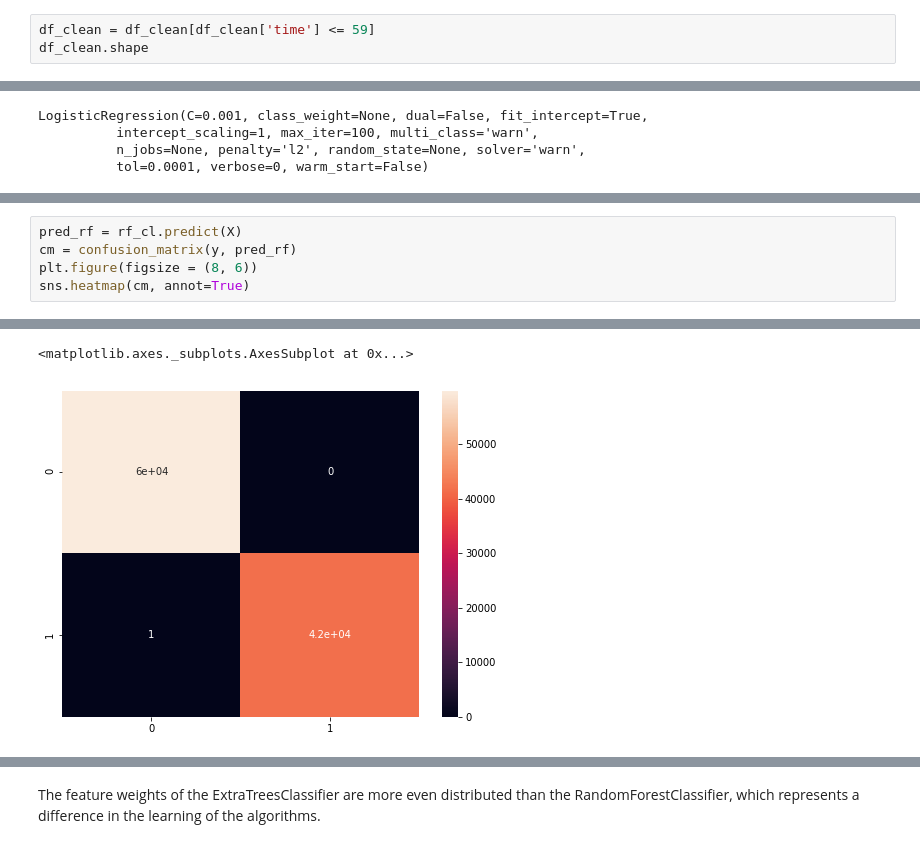
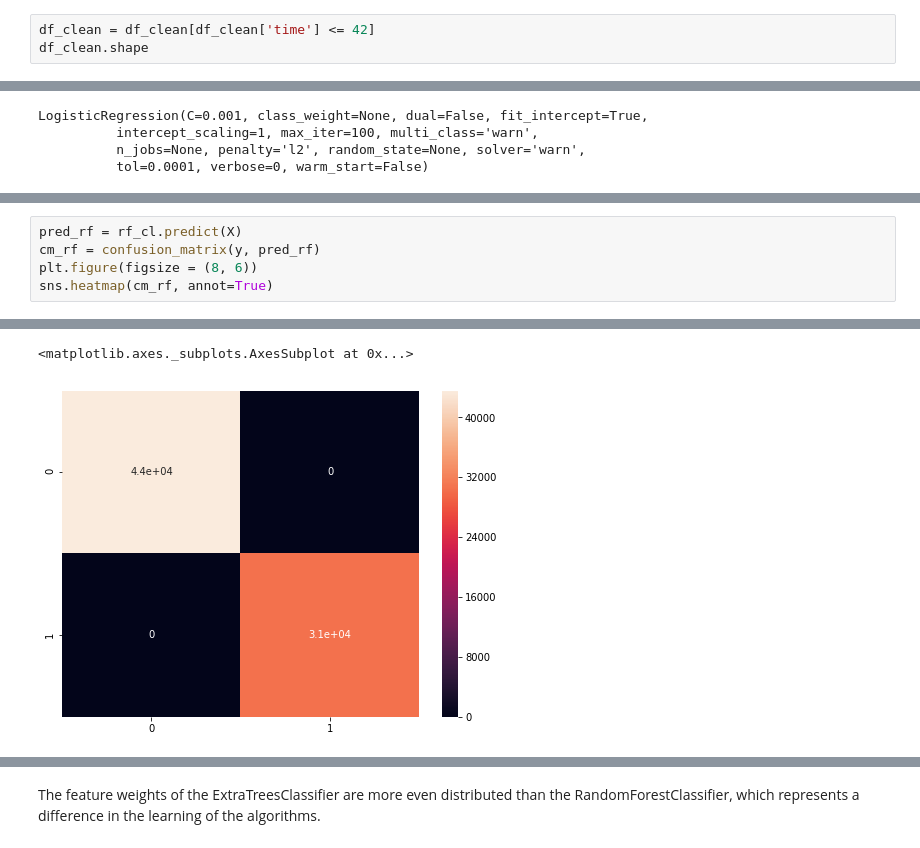
Before and after one commit to lucastravi/mortgage_backed_securities, a Jupyter notebook: mortgage_back_securities.ipynb, the cells around one changed output, grey strips where cells are left out. Cells and saved outputs as stored; diff of their text form.

```diff
--- a/mortgage_back_securities.ipynb
+++ b/mortgage_back_securities.ipynb
@@ -507,4 +516,4 @@ df_probability.shape
 # %%
-df_clean = df_clean[df_clean['time'] <= 59]
+df_clean = df_clean[df_clean['time'] <= 42]
 df_clean.shape
 # %% [output]
@@ -689,9 +698,9 @@ RandomForestClassifier(bootstrap=True, class_weight=None, criterion='gini',
             oob_score=False, random_state=0, verbose=1, warm_start=False)
 # %%
 pred_rf = rf_cl.predict(X)
-cm = confusion_matrix(y, pred_rf)
+cm_rf = confusion_matrix(y, pred_rf)
 plt.figure(figsize = (8, 6))
-sns.heatmap(cm, annot=True)
+sns.heatmap(cm_rf, annot=True)
 # %% [output]
 [Parallel(n_jobs=8)]: Using backend ThreadingBackend with 8 concurrent workers.
 [Parallel(n_jobs=8)]: Done  34 tasks      | elapsed:    0.0s
@@ -699,5 +708,5 @@ sns.heatmap(cm, annot=True)
 <matplotlib.axes._subplots.AxesSubplot at 0x...>
-[figure, old version]
+[figure, new version]
 # %%
 scores_rf = cross_val_score(rf_cl, X, y, cv=5, scoring='roc_auc')
 scores_rf.mean()
```
Also changed, not shown: parts of 51 cells of this notebook, 1 other file.
